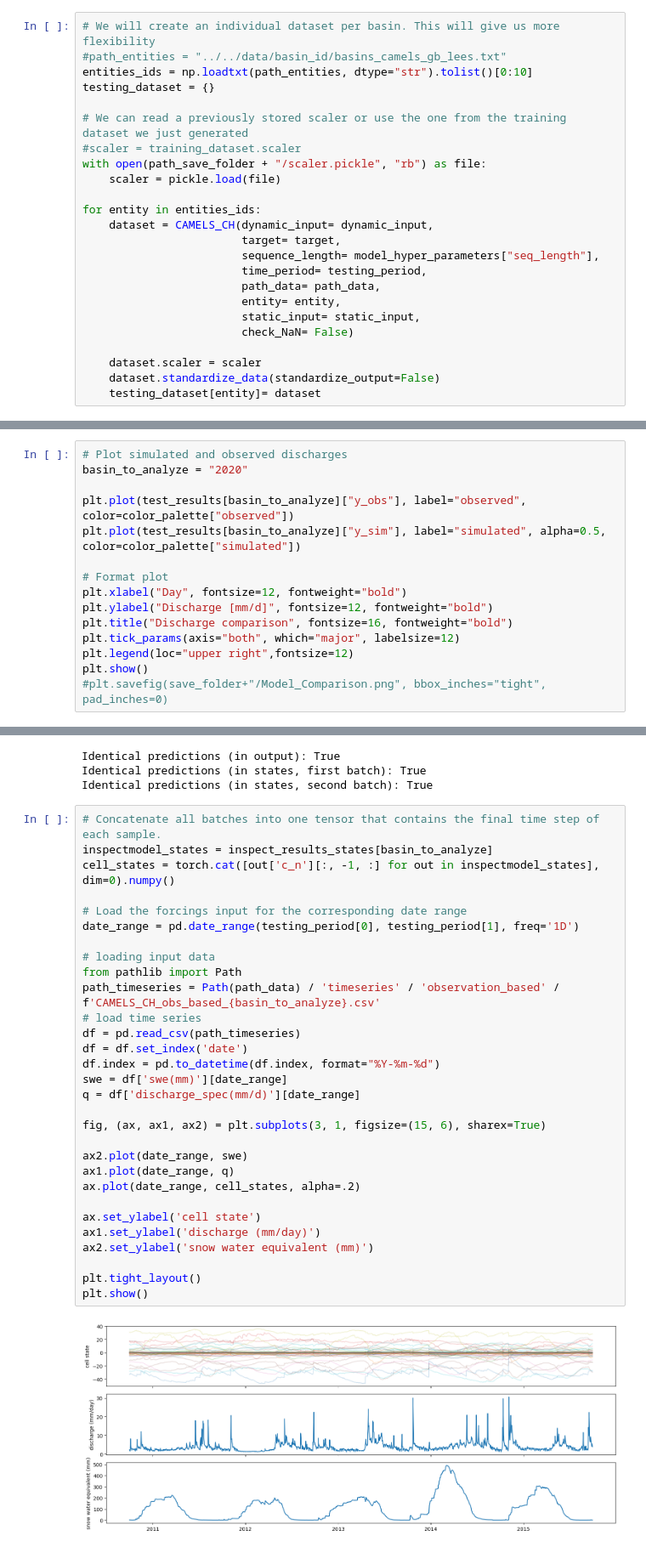
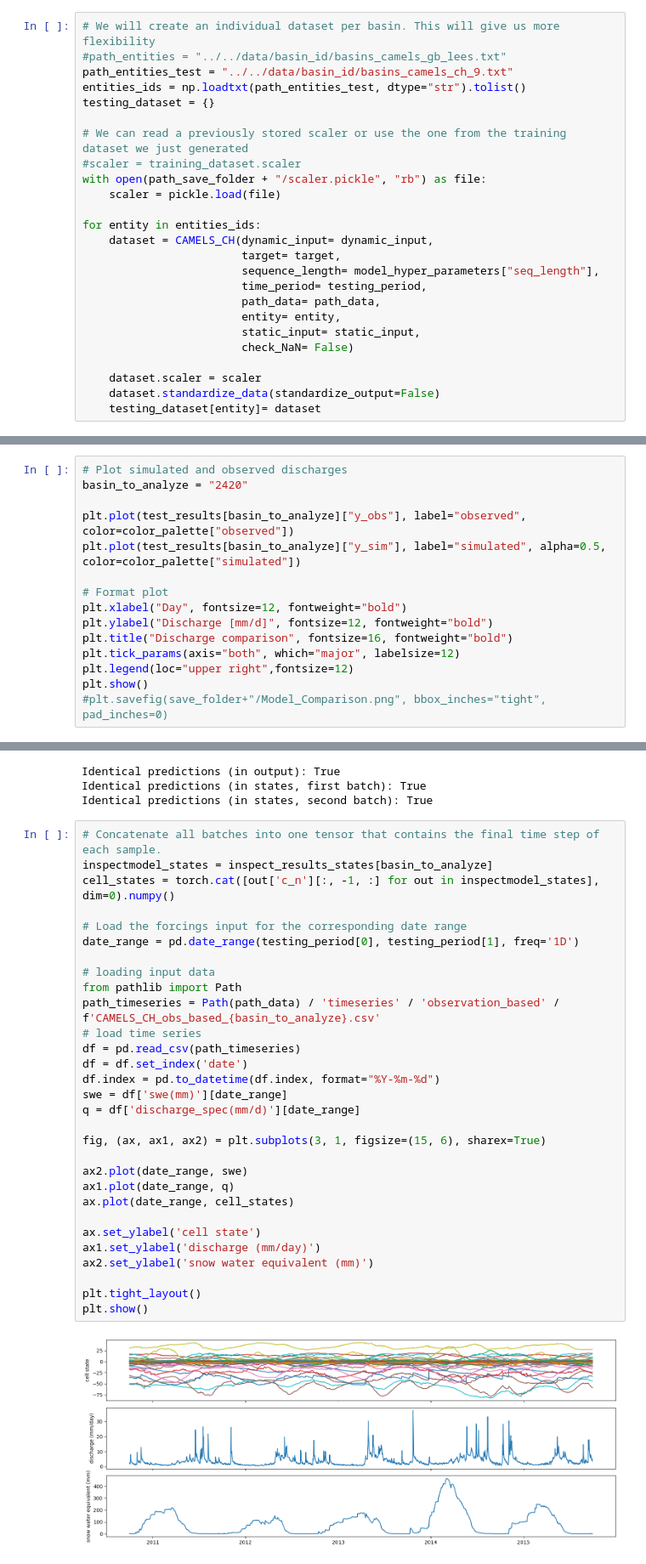
Before and after one commit to sanikabaste/Hy2DL, a Jupyter notebook: Hy2DL/experiments/LSTM_CAMELS_CH_inspection.ipynb, the cells around one changed output, grey strips where cells are left out. Shown at 85% size. Cells and saved outputs as stored; diff of their text form.

```diff
--- a/Hy2DL/experiments/LSTM_CAMELS_CH_inspection.ipynb
+++ b/Hy2DL/experiments/LSTM_CAMELS_CH_inspection.ipynb
@@ -304,7 +306,8 @@ lstm_model_inspect.copy_weights(lstm_model)  # copy the CudaLSTM weights into th
 # %%
 # We will create an individual dataset per basin. This will give us more flexibility
 #path_entities = "../../data/basin_id/basins_camels_gb_lees.txt"
-entities_ids = np.loadtxt(path_entities, dtype="str").tolist()[0:10]
+path_entities_test = "../../data/basin_id/basins_camels_ch_9.txt"
+entities_ids = np.loadtxt(path_entities_test, dtype="str").tolist()
 testing_dataset = {}
 
 # We can read a previously stored scaler or use the one from the training dataset we just generated
@@ -464,6 +466,6 @@ plt.show()
 # %%
 # Plot simulated and observed discharges
-basin_to_analyze = "2020"
+basin_to_analyze = "2420"
 
 plt.plot(test_results[basin_to_analyze]["y_obs"], label="observed", color=color_palette["observed"])
 plt.plot(test_results[basin_to_analyze]["y_sim"], label="simulated", alpha=0.5, color=color_palette["simulated"])
@@ -498,35 +500,35 @@ Identical predictions (in states, second batch): True
 # %%
 # Concatenate all batches into one tensor that contains the final time step of each sample.
 inspectmodel_states = inspect_results_states[basin_to_analyze]
 cell_states = torch.cat([out['c_n'][:, -1, :] for out in inspectmodel_states], dim=0).numpy()
 
 # Load the forcings input for the corresponding date range
 date_range = pd.date_range(testing_period[0], testing_period[1], freq='1D')
 
 # loading input data
 from pathlib import Path
 path_timeseries = Path(path_data) / 'timeseries' / 'observation_based' / f'CAMELS_CH_obs_based_{basin_to_analyze}.csv'
 # load time series
 df = pd.read_csv(path_timeseries)
 df = df.set_index('date')
 df.index = pd.to_datetime(df.index, format="%Y-%m-%d")
 swe = df['swe(mm)'][date_range]
 q = df['discharge_spec(mm/d)'][date_range]
 
 fig, (ax, ax1, ax2) = plt.subplots(3, 1, figsize=(15, 6), sharex=True)
 
 ax2.plot(date_range, swe)
 ax1.plot(date_range, q)
-ax.plot(date_range, cell_states, alpha=.2)
+ax.plot(date_range, cell_states)
 
 ax.set_ylabel('cell state')
 ax1.set_ylabel('discharge (mm/day)')
 ax2.set_ylabel('snow water equivalent (mm)')
 
 plt.tight_layout()
 plt.show()
 # %% [output]
-[figure, old version]
+[figure, new version]
 # %%
 f, ax = plt.subplots(4, 2, figsize=(20, 14), sharex=True)
 ax[0,0].set_title('Input values')
```
Also changed, not shown: parts of 8 cells of this notebook, 4 other files.
